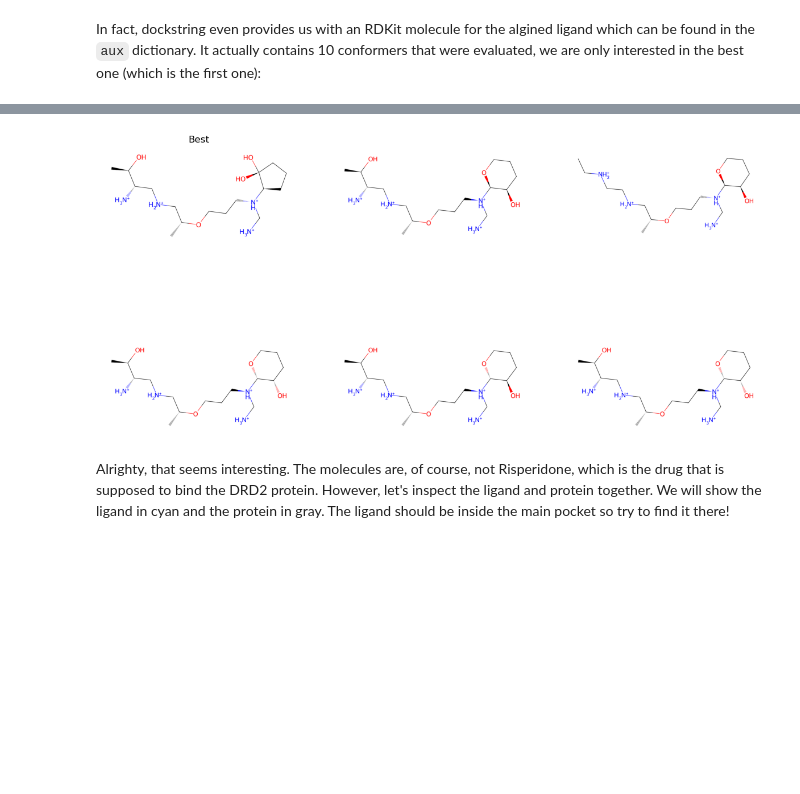
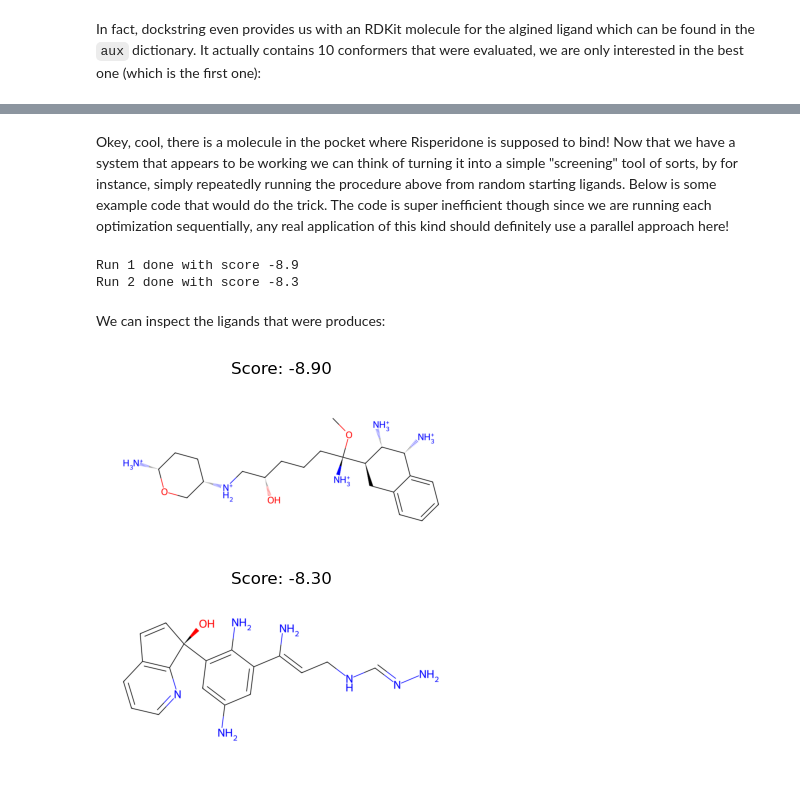
Before and after one commit to NoahHenrikKleinschmidt/buildamol, a Jupyter notebook: docs/examples/ligand_design.ipynb, the cells around one changed output, grey strips where cells are left out. Drawn from its saved outputs; the diff is of its cells as text; code cells hidden in the pictures; blank space fills up the shorter version.

Commit message:
update ligand design tutorial

```diff
--- a/docs/examples/ligand_design.ipynb
+++ b/docs/examples/ligand_design.ipynb
@@ -251,6 +240,0 @@ Okey, so now we can run our pipeline to find some ligands:
-# %%
-from scipy import optimize
-
-# let's optimize using the Nelder-Mead algorithm which is known to work really well on noisy functions
-# (and our score function is potentially very noisy...)
-results = optimize.minimize(score, starting.flatten(), method="Nelder-Mead", options={"maxiter" : 10})
@@ -259,26 +282,40 @@ Great! Then let's hope we got some good results here. Let's view the ligands tha
+# %% [markdown]
+Okey, cool, there is a molecule in the pocket where Risperidone is supposed to bind! Now that we have a system that appears to be working we can think of turning it into a simple "screening" tool of sorts, by for instance, simply repeatedly running the procedure above from random starting ligands. Below is some example code that would do the trick. The code is super inefficient though since we are running each optimization sequentially, any real application of this kind should definitely use a parallel approach here!
+# %%
+# how many times we will run the procedure
+n_runs = 2
+
+# define a function that will run the optimization
+# (this is super down-scaled of course, so we don't have to wait so long...)
+def _run(i):
+    starting = sampler.random(n_fragments)
+    metadata["best_score"] = np.inf
+    metadata["ligand"] = None
+
+    out = optimize.minimize(score, starting.flatten(), method="Nelder-Mead", options={"maxiter" : 1})
+
+    print(f"Run {i+1} done with score {out.fun}")
+    results.append(dict(metadata))
+    return results[-1]
+
+results = [_run(i) for i in range(n_runs)]
+# %% [output]
+Run 1 done with score -8.9
+Run 2 done with score -8.3
+# %% [markdown]
+We can inspect the ligands that were produces:
 # %%
 import matplotlib.pyplot as plt
 
-other_ligands = [get_ligand(i) for i in metadata["other_ligands"] if i is not None]
-fig, axs = plt.subplots(2, len(other_ligands) // 2 + 1, figsize=(15, 8))
+ligands = [get_ligand(i["ligand"]) for i in results]
+fig, axs = plt.subplots(2, len(ligands) // 2, figsize=(8, 5))
 
-# draw the best hit
-ax = axs.flat[0]
-best_ligand = get_ligand(metadata["best_ligand"])
-best_ligand.to_pdb("./files/best_ligand.pdb")
-
-ax.imshow(best_ligand.chem2dview().draw())
-ax.axis("off")
-ax.set_title("Best")
-
-# draw all other saved hits
-for idx, l in enumerate(other_ligands):
+# draw all ligands
+for idx, l in enumerate(ligands):
     if l is not None:
-        ax = axs.flat[idx+1]
+        ax = axs.flat[idx]
         ax.imshow(l.chem2dview().draw())
         ax.axis("off")
+        ax.set_title(f"Score: {results[idx]['best_score']:.2f}")
 # %% [output]
-[figure, old version]
+[figure, new version]
-# %% [markdown]
-Alrighty, that seems interesting. The molecules are, of course, not Risperidone, which is the drug that is supposed to bind the DRD2 protein.
-However, let's inspect the ligand and protein together. We will show the ligand in cyan and the protein in gray. The ligand should be inside the main pocket so try to find it there!
```
Also changed, not shown: parts of 20 cells of this notebook, 1 other file.
